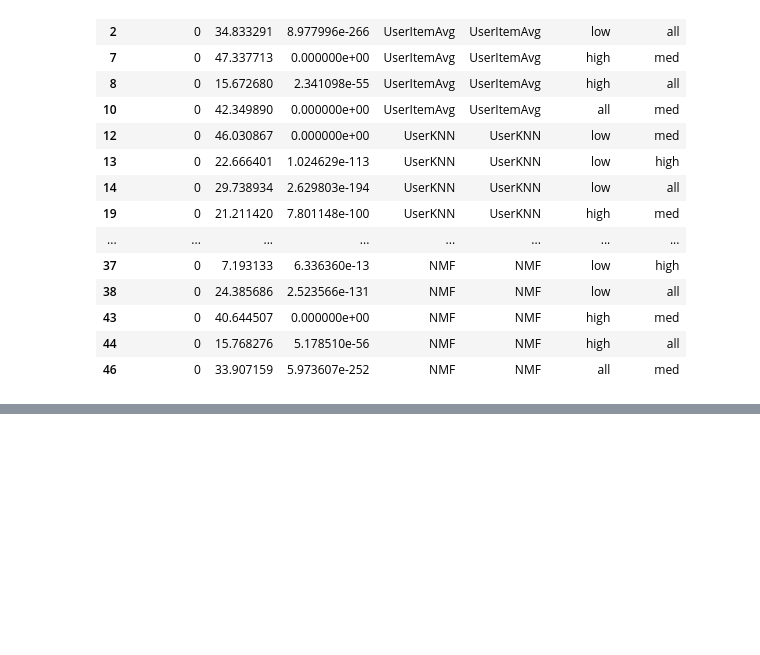
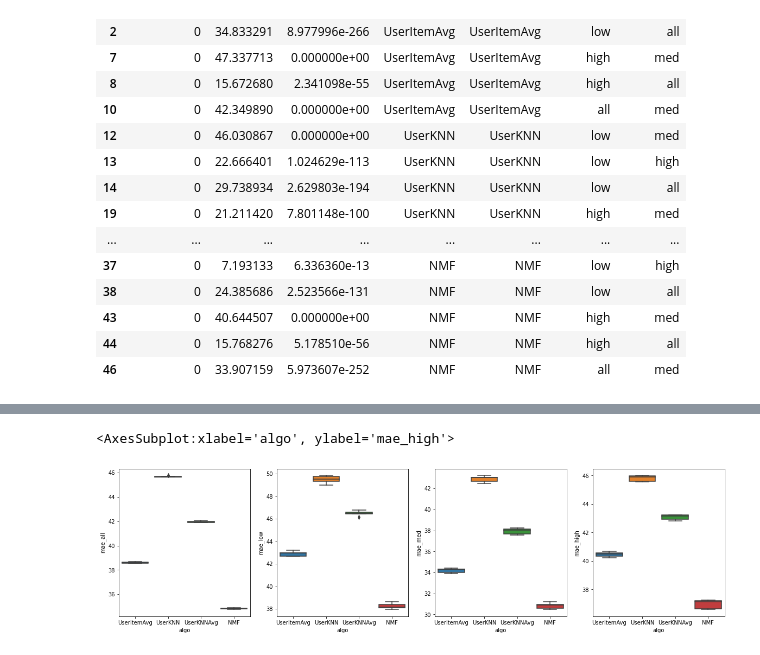
Before and after one commit to CaRniFeXeR/TUW_ExpDesignWS2021, a Jupyter notebook: significance_testing.ipynb, the cells around one changed output, grey strips where cells are left out. Cells and saved outputs as stored; diff of their text form; code cells hidden in the pictures; blank space fills up the shorter version.

Commit message:
adds figures and table generation

```diff
--- a/significance_testing.ipynb
+++ b/significance_testing.ipynb
@@ -489,0 +713,9 @@ two_sample_ttest_data_cv[two_sample_ttest_data_cv['t_stat'] >= 0].head(100)
+# %%
+fig, axes = plt.subplots(nrows=1, ncols=4, figsize=(20, 5))
+sns.boxplot(data=performance_data_cv_data, x="algo", y="mae_all", ax=axes[0])
+sns.boxplot(data=performance_data_cv_data, x="algo", y="mae_low", ax=axes[1])
+sns.boxplot(data=performance_data_cv_data, x="algo", y="mae_med", ax=axes[2])
+sns.boxplot(data=performance_data_cv_data, x="algo", y="mae_high", ax=axes[3])
+# %% [output]
+<AxesSubplot:xlabel='algo', ylabel='mae_high'>
+[figure, added]
```
Also changed, not shown: parts of 30 cells of this notebook, 2 other files.
